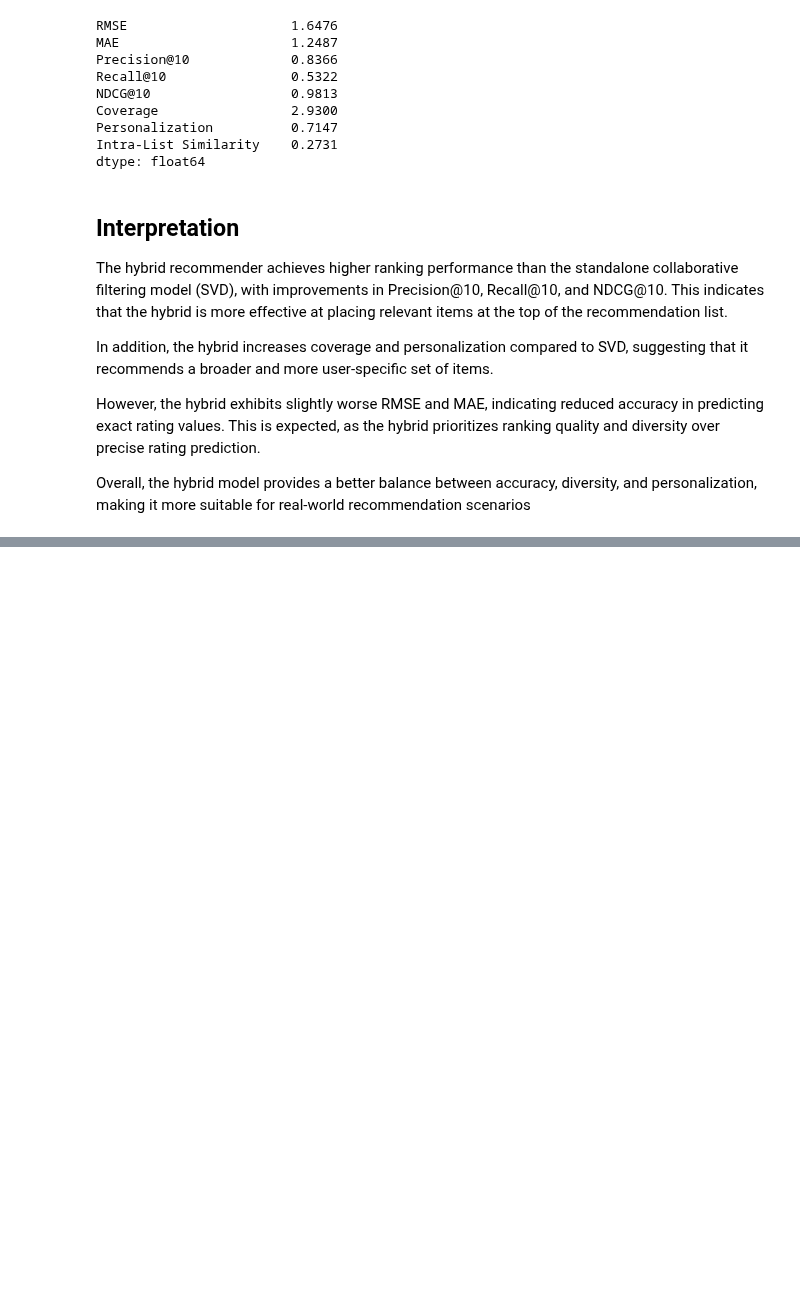
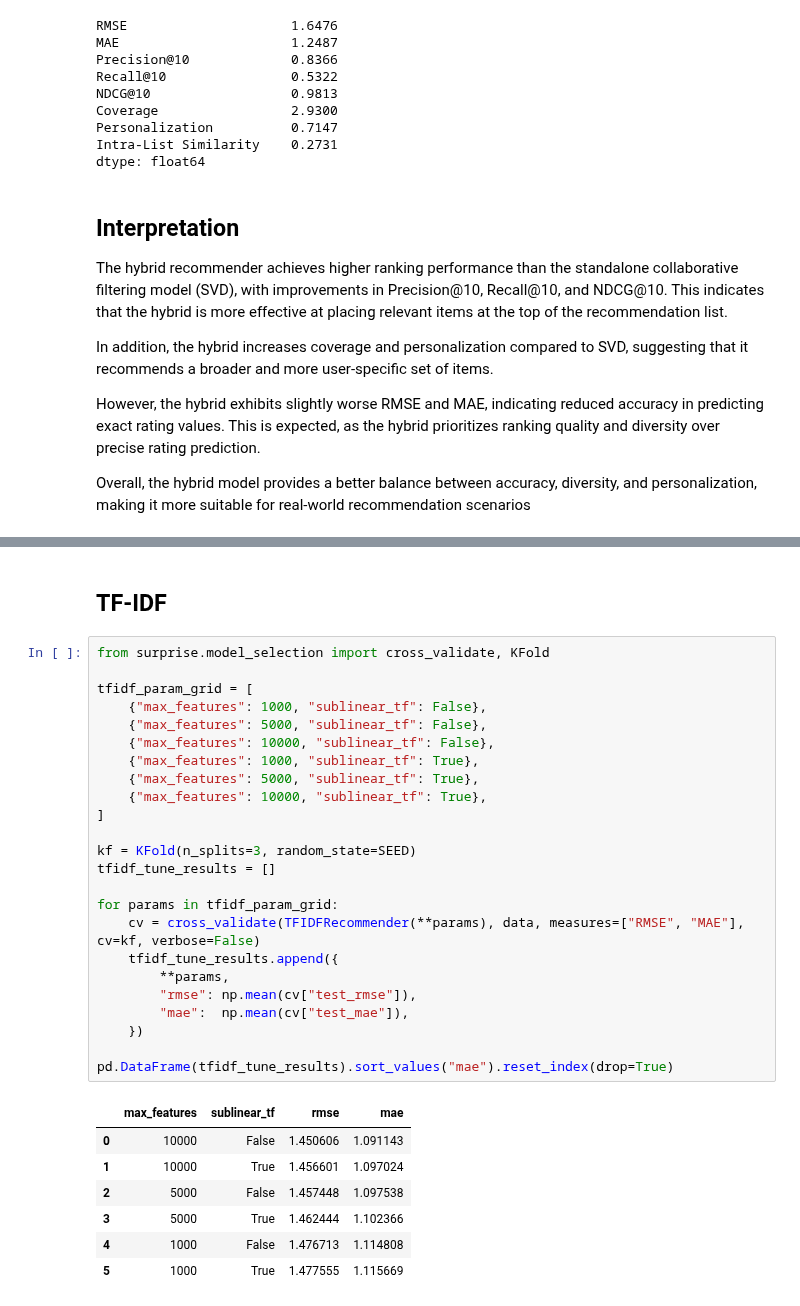
Before and after one commit to rubendjg/Anime-Recommendation-System, a Jupyter notebook: modeling/modeling.ipynb, the cells around one changed output, grey strips where cells are left out. Drawn from its saved outputs; the diff is of its cells as text; blank space fills up the shorter version.

```diff
--- a/modeling/modeling.ipynb
+++ b/modeling/modeling.ipynb
@@ -1797,0 +1953,34 @@ Overall, the hybrid model provides a better balance between accuracy, diversity,
+# %% [markdown]
+## TF-IDF
+# %%
+from surprise.model_selection import cross_validate, KFold
+
+tfidf_param_grid = [
+    {"max_features": 1000, "sublinear_tf": False},
+    {"max_features": 5000, "sublinear_tf": False},
+    {"max_features": 10000, "sublinear_tf": False},
+    {"max_features": 1000, "sublinear_tf": True},
+    {"max_features": 5000, "sublinear_tf": True},
+    {"max_features": 10000, "sublinear_tf": True},
+]
+
+kf = KFold(n_splits=3, random_state=SEED)
+tfidf_tune_results = []
+
+for params in tfidf_param_grid:
+    cv = cross_validate(TFIDFRecommender(**params), data, measures=["RMSE", "MAE"], cv=kf, verbose=False)
+    tfidf_tune_results.append({
+        **params,
+        "rmse": np.mean(cv["test_rmse"]),
+        "mae":  np.mean(cv["test_mae"]),
+    })
+
+pd.DataFrame(tfidf_tune_results).sort_values("mae").reset_index(drop=True)
+# %% [output]
+|  | max_features | sublinear_tf | rmse | mae |
+| 0 | 10000 | False | 1.450606 | 1.091143 |
+| 1 | 10000 | True | 1.456601 | 1.097024 |
+| 2 | 5000 | False | 1.457448 | 1.097538 |
+| 3 | 5000 | True | 1.462444 | 1.102366 |
+| 4 | 1000 | False | 1.476713 | 1.114808 |
+| 5 | 1000 | True | 1.477555 | 1.115669 |
```
Also changed, not shown: parts of 18 cells of this notebook.
